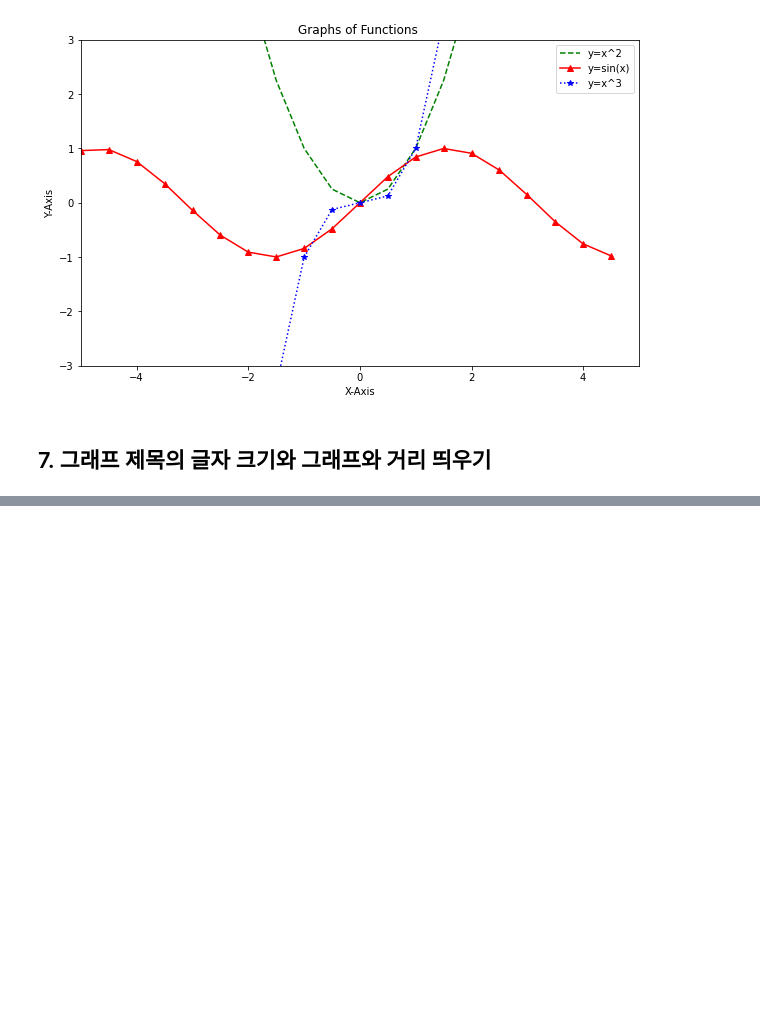
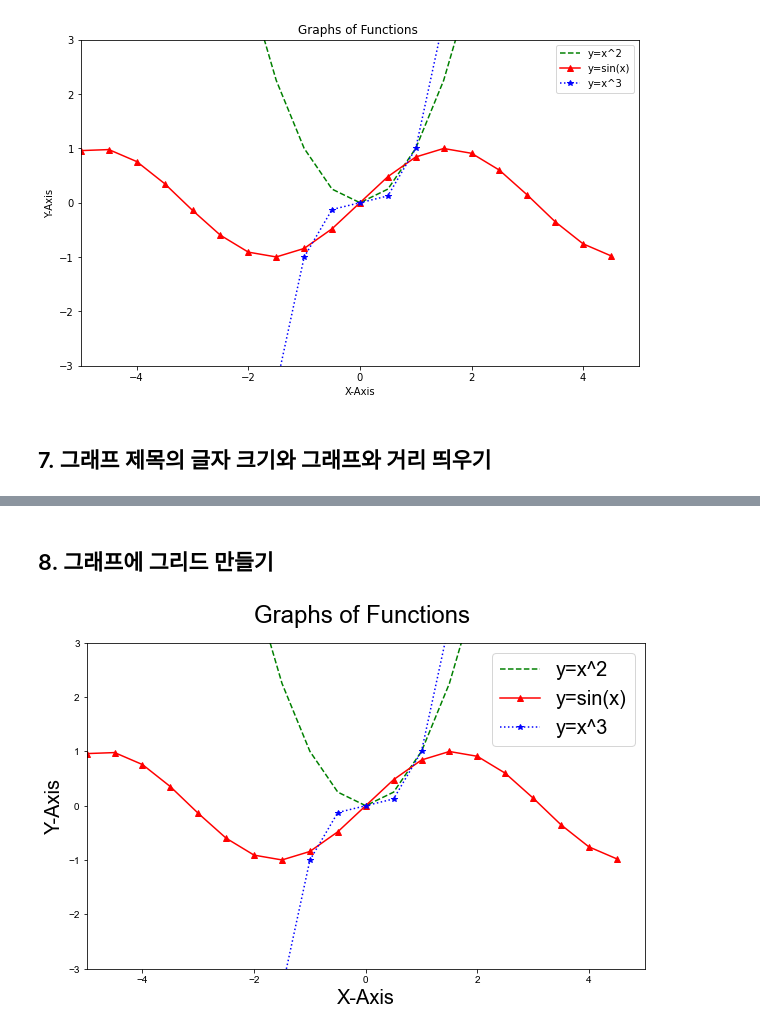
Before and after one commit to surf0123/python, a Jupyter notebook: python-graph.ipynb, the cells around one changed output, grey strips where cells are left out. Drawn from its saved outputs; the diff is of its cells as text; code cells hidden in the pictures; blank space fills up the shorter version.

Commit message:
add font size

```diff
--- a/python-graph.ipynb
+++ b/python-graph.ipynb
@@ -136,0 +137,32 @@ plt.show()
+# %% [markdown]
+## 8. 그래프에 그리드 만들기
+# %%
+plt.figure(figsize=(10,6))
+
+x = np.arange(-5., 5,0.5)
+y = x ** 2
+z = np.sin(x)
+w= x**3
+
+
+plt.xlabel('X-Axis')
+plt.ylabel('Y-Axis')
+plt.axis([-5,5,-3,3])
+plt.plot(x,y,'g--',label='y=x^2') # 범례를 표시하기 위해 분리해야 된다
+plt.plot(x,z,'r^-',label='y=sin(x)')
+plt.plot(x,w,'b*:',label='y=x^3')
+plt.legend()
+
+plt.rc('font', size=20)        # 기본 폰트 크기
+plt.rc('axes', labelsize=20)   # x,y축 label 폰트 크기
+plt.rc('xtick', labelsize=10)  # x축 눈금 폰트 크기
+plt.rc('ytick', labelsize=10)  # y축 눈금 폰트 크기
+plt.rc('legend', fontsize=20)  # 범례 폰트 크기
+plt.rc('figure', titlesize=50) # figure title 폰트 크기
+
+plt.style.use('seaborn-darkgrid') #그래프에 그리드 만들기
+
+plt.title('Graphs of Functions ',pad=20)  #그래프 제목과 그래프와 거리 띄우기
+plt.show()
+# %% [output]
+[figure, added]
```
Also changed, not shown: parts of 2 cells of this notebook.
